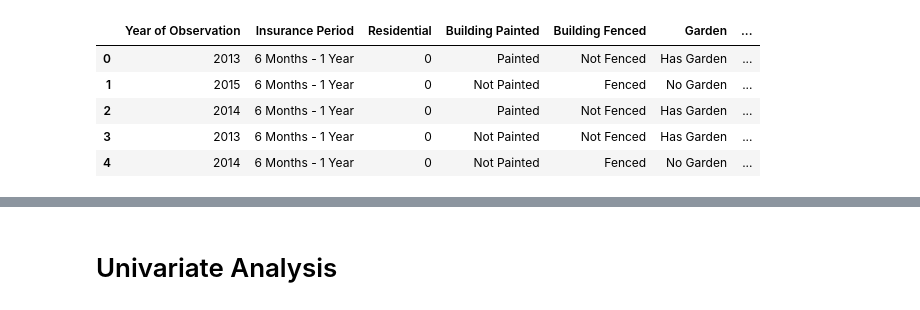
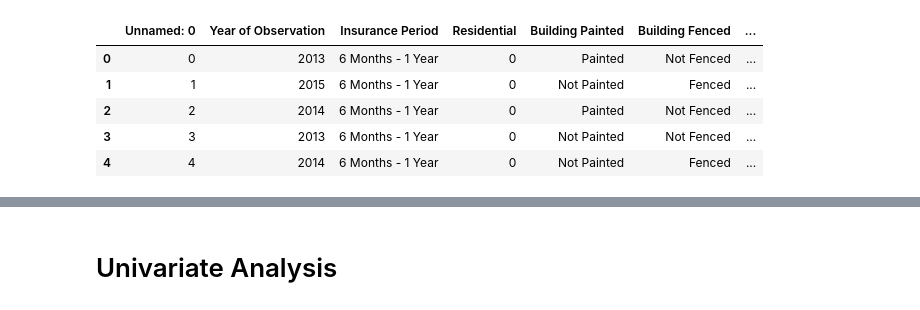
Before and after one commit to spydann/Insurance-Claim-Analysis-and-Prediction, a Jupyter notebook: Insurance/Data Visualization.ipynb, the cells around one changed output, grey strips where cells are left out. Saved outputs shown, nothing was run; the diff lists cells and outputs as text; code cells hidden in the pictures.

```diff
--- a/Insurance/Data Visualization.ipynb
+++ b/Insurance/Data Visualization.ipynb
@@ -6,17 +6,14 @@ import seaborn as sns
 
 
 sns.set()
-# %%
-data = pd.read_csv('Insurance_cleaned.csv')
-
-data.drop(['Unnamed: 0'], axis=1, inplace=True)
-data.reset_index(drop=True, inplace=True)
-
-data.head()
-# %% [output]
-|  | Year of Observation | Insurance Period | Residential | Building Painted | Building Fenced | Garden | ... |
-| 0 | 2013 | 6 Months - 1 Year | 0 | Painted | Not Fenced | Has Garden | ... |
-| 1 | 2015 | 6 Months - 1 Year | 0 | Not Painted | Fenced | No Garden | ... |
-| 2 | 2014 | 6 Months - 1 Year | 0 | Painted | Not Fenced | Has Garden | ... |
-| 3 | 2013 | 6 Months - 1 Year | 0 | Not Painted | Not Fenced | Has Garden | ... |
-| 4 | 2014 | 6 Months - 1 Year | 0 | Not Painted | Fenced | No Garden | ... |
+# %%
+cleaned_data = pd.read_csv('Datasets/Insurance_cleaned.csv')
+
+cleaned_data.head()
+# %% [output]
+|  | Unnamed: 0 | Year of Observation | Insurance Period | Residential | Building Painted | Building Fenced | ... |
+| 0 | 0 | 2013 | 6 Months - 1 Year | 0 | Painted | Not Fenced | ... |
+| 1 | 1 | 2015 | 6 Months - 1 Year | 0 | Not Painted | Fenced | ... |
+| 2 | 2 | 2014 | 6 Months - 1 Year | 0 | Painted | Not Fenced | ... |
+| 3 | 3 | 2013 | 6 Months - 1 Year | 0 | Not Painted | Not Fenced | ... |
+| 4 | 4 | 2014 | 6 Months - 1 Year | 0 | Not Painted | Fenced | ... |
```
Also changed, not shown: parts of 12 cells of this notebook, 2 other files.
